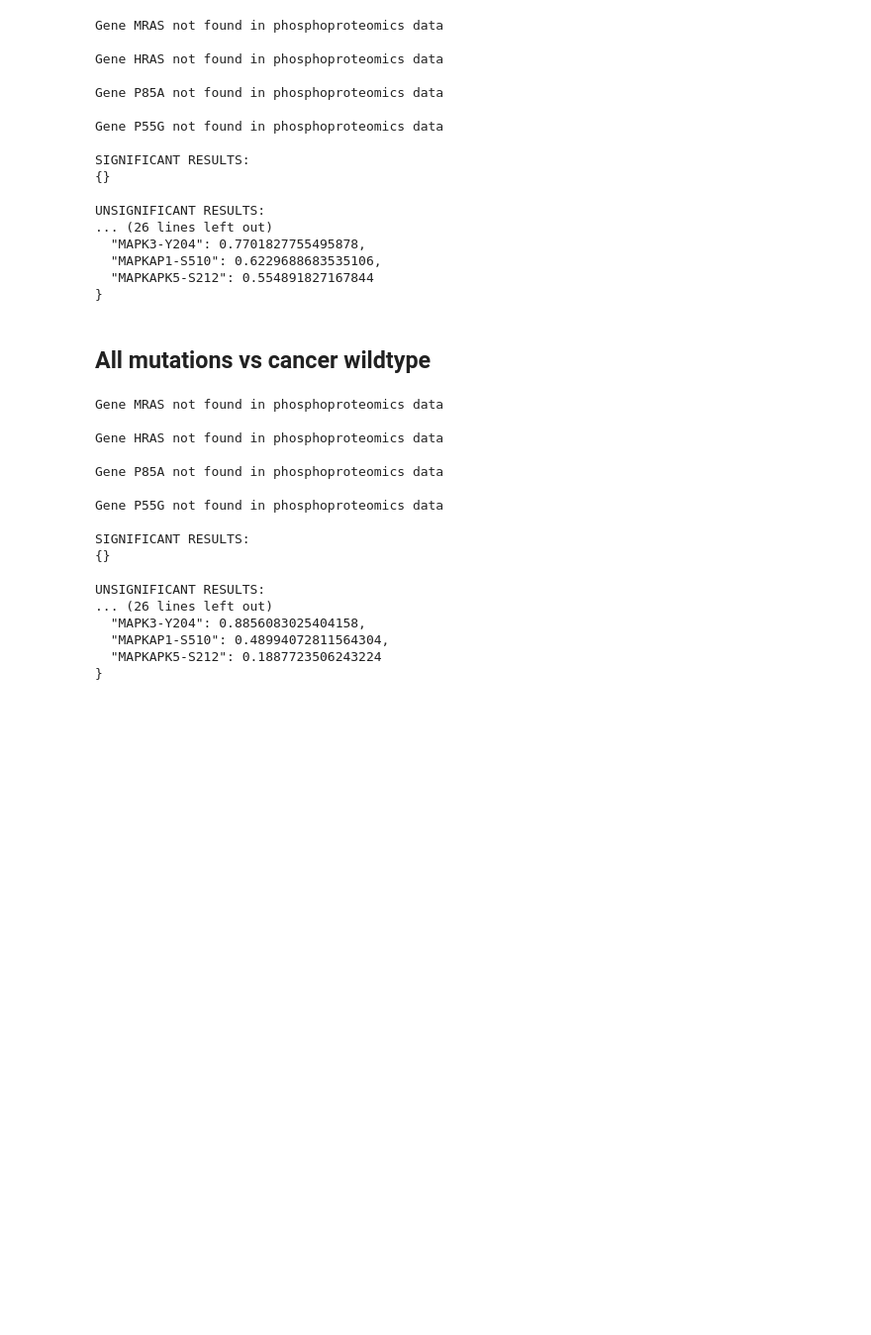
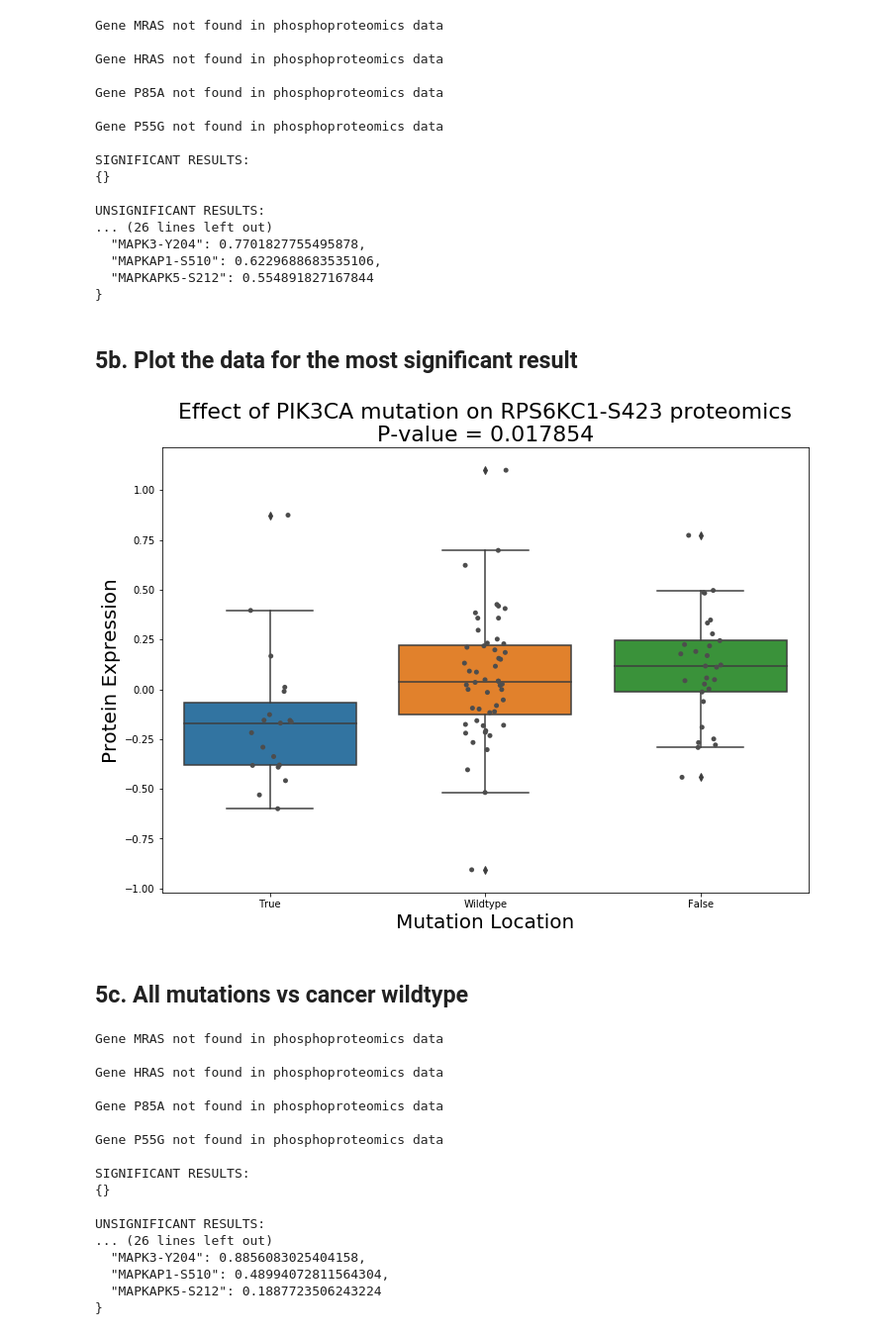
Before and after one commit to PayneLab/UCEC-clinical-stat-analysis, a Jupyter notebook: PIK3CA_Final_Story/2_PIK3CA_Interacting_Proteins.ipynb, the cells around one changed output. Shown at 99% size. Saved outputs shown, nothing was run; the diff lists cells and outputs as text; code cells hidden in the pictures; blank space fills up the shorter version.

```diff
--- a/PIK3CA_Final_Story/2_PIK3CA_Interacting_Proteins.ipynb
+++ b/PIK3CA_Final_Story/2_PIK3CA_Interacting_Proteins.ipynb
@@ -521,8 +360,45 @@ UNSIGNIFICANT RESULTS:
   "MAPKAP1-S510": 0.6229688683535106,
   "MAPKAPK5-S212": 0.554891827167844
 }
+# %% [markdown]
+## 5b. Plot the data for the most significant result
+# %%
+site = 'RPS6KC1-S423'
+protein = 'RPS6KC1'
+
+phos_mutations = CPTAC.compare_mutations(phos, protein, gene)
+phos_mutations['Within_Hotspot'] = False
+phos_mutations.loc[hotspot_patients, 'Within_Hotspot'] = True
+phos_mutations.loc[phos_mutations['Mutation'] == 'Wildtype', 'Within_Hotspot'] = 'Wildtype'
+
+# Select for tumor samples only
+phos_mutations = phos_mutations.loc[phos_mutations['Patient_Type'] == 'Tumor']
+
+#5. Create a list of the phosphosites by selecting all the columns in the dataframe, excluding the last three which are categorical variables
+phos_sites = list(phos_mutations)
+# Take out the categorical variables, which are 'Mutation', 'Patient_Type', and 'Within_Hotspot'
+phos_sites = phos_sites[:(len(phos_sites) - 3)]
+
+# 6. Create two dataframes to test the two cases: one for phosphorylation levels when PIK3CA is mutated at a hotspot, the other when PIK3CA is mutated outside the hotspot
+#    Drop any columns that contain values of 'Nan' which means for 'Not a number'
+hotspot_mut = phos_mutations.loc[phos_mutations['Within_Hotspot'] == True].dropna(axis = 1)
+wt = phos_mutations.loc[phos_mutations['Within_Hotspot'] == 'Wildtype'].dropna(axis = 1)
+
+
+ttest = scipy.stats.ttest_ind(hotspot_mut[site], wt[site])
+
+a4_dims = (11.7, 8.27)
+fig, ax = plt.subplots(figsize = a4_dims)
+boxplt = sns.boxplot(data = phos_mutations, x = 'Within_Hotspot', y = site, ax = ax)
+boxplt = sns.stripplot(data = phos_mutations, x = 'Within_Hotspot', y = site, jitter = True, color = '.3')
+boxplt.set_xlabel('Mutation Location', fontsize='20')
+boxplt.set_ylabel('Protein Expression', fontsize='20')
+boxplt.set_title("Effect of " + gene + " mutation on " + site + " proteomics" + '\nP-value = ' + str(round(ttest[1],  6)), fontsize='22')
+plt.show()
+# %% [output]
+[figure, added]
 # %% [markdown]
-## All mutations vs cancer wildtype
+## 5c. All mutations vs cancer wildtype
 # %%
 sites = []
 pvalues = []
```
Also changed, not shown: parts of 25 cells of this notebook, 1 other file.
